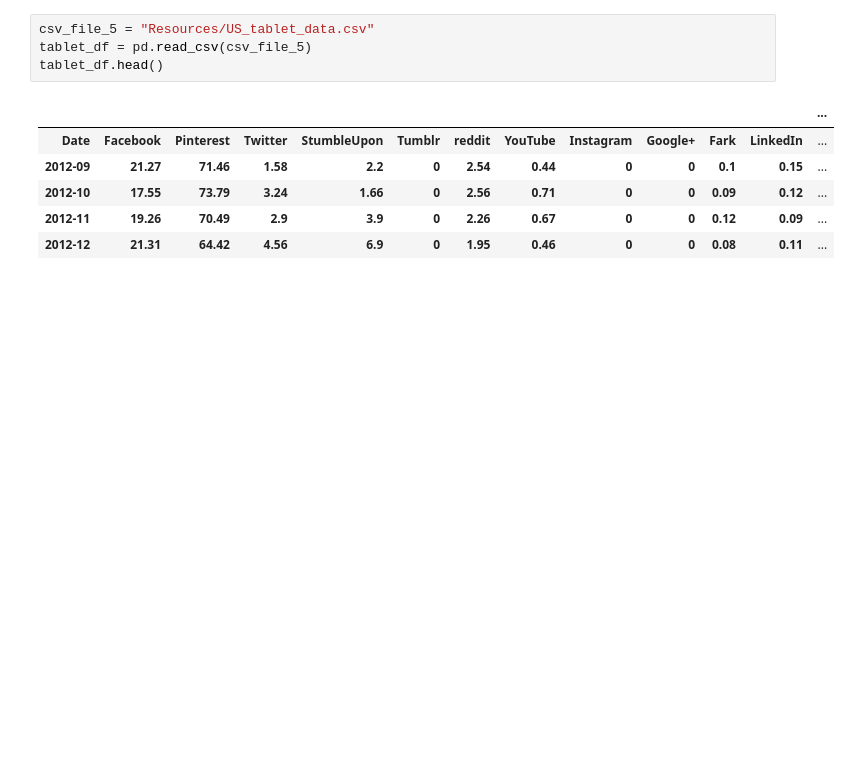
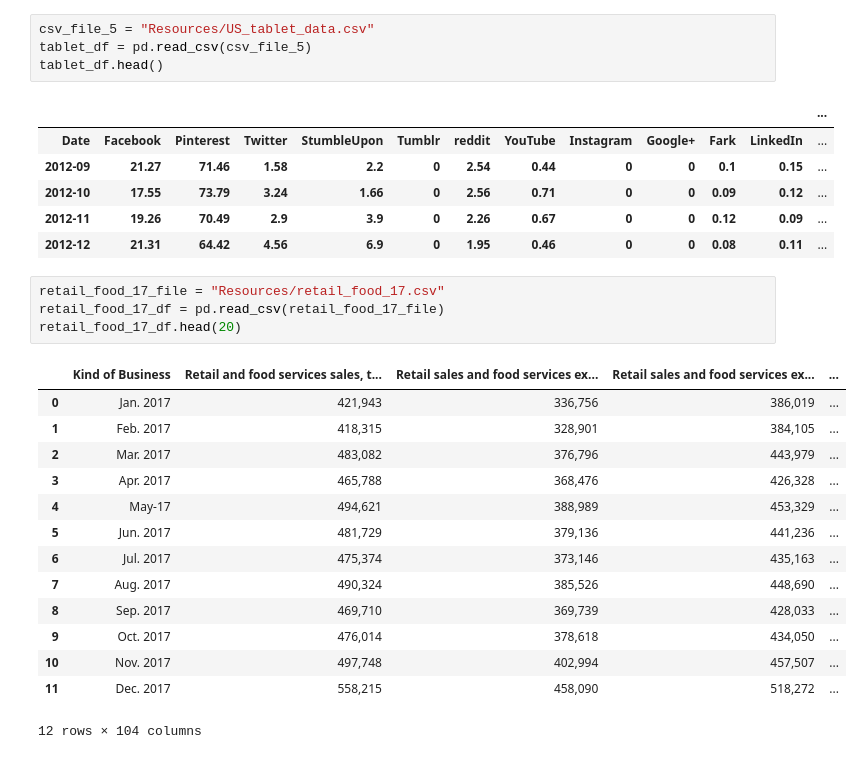
Before and after one commit to JordanJaner/ecommerce_social_media_ETL, a Jupyter notebook: Untitled.ipynb, the cells around one changed output. Saved outputs shown, nothing was run; the diff lists cells and outputs as text; blank space fills up the shorter version.

```diff
--- a/Untitled.ipynb
+++ b/Untitled.ipynb
@@ -59,3 +59,22 @@ tablet_df.head()
 | 2012-10 | 17.55 | 73.79 | 3.24 | 1.66 | 0 | 2.56 | 0.71 | 0 | 0 | 0.09 | 0.12 | ... |
 | 2012-11 | 19.26 | 70.49 | 2.9 | 3.9 | 0 | 2.26 | 0.67 | 0 | 0 | 0.12 | 0.09 | ... |
 | 2012-12 | 21.31 | 64.42 | 4.56 | 6.9 | 0 | 1.95 | 0.46 | 0 | 0 | 0.08 | 0.11 | ... |
+# %%
+retail_food_17_file = "Resources/retail_food_17.csv"
+retail_food_17_df = pd.read_csv(retail_food_17_file)
+retail_food_17_df.head(20)
+# %% [output]
+|  | Kind of Business | Retail and food services sales, t... | Retail sales and food services ex... | Retail sales and food services ex... | ... |
+| 0 | Jan. 2017 | 421,943 | 336,756 | 386,019 | ... |
+| 1 | Feb. 2017 | 418,315 | 328,901 | 384,105 | ... |
+| 2 | Mar. 2017 | 483,082 | 376,796 | 443,979 | ... |
+| 3 | Apr. 2017 | 465,788 | 368,476 | 426,328 | ... |
+| 4 | May-17 | 494,621 | 388,989 | 453,329 | ... |
+| 5 | Jun. 2017 | 481,729 | 379,136 | 441,236 | ... |
+| 6 | Jul. 2017 | 475,374 | 373,146 | 435,163 | ... |
+| 7 | Aug. 2017 | 490,324 | 385,526 | 448,690 | ... |
+| 8 | Sep. 2017 | 469,710 | 369,739 | 428,033 | ... |
+| 9 | Oct. 2017 | 476,014 | 378,618 | 434,050 | ... |
+| 10 | Nov. 2017 | 497,748 | 402,994 | 457,507 | ... |
+| 11 | Dec. 2017 | 558,215 | 458,090 | 518,272 | ... |
+12 rows × 104 columns
```
Also changed, not shown: parts of 14 cells of this notebook, 4 other files.
